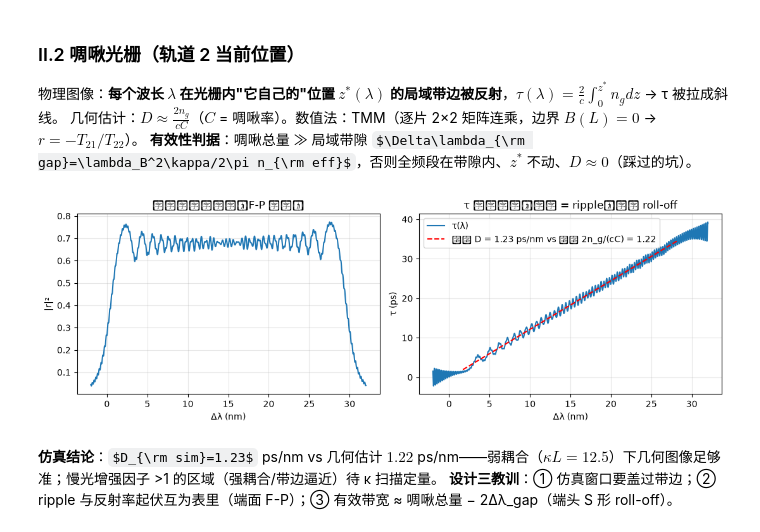
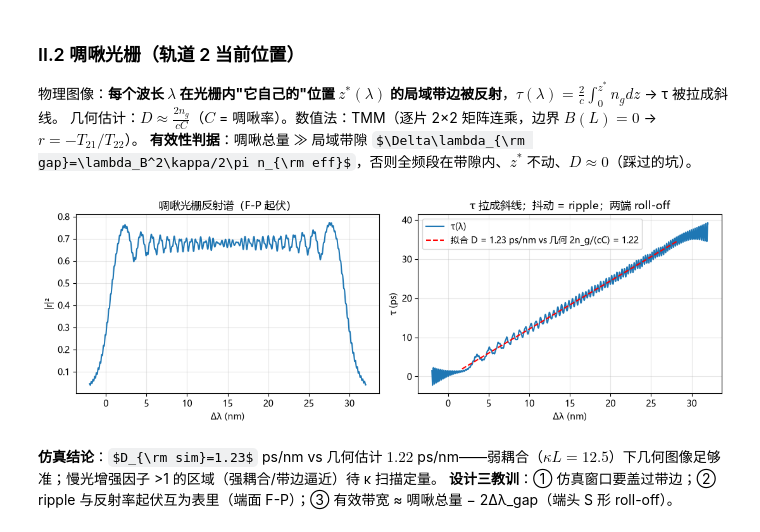
Before and after one commit to Zengyi-Xu/tfln-dispersion-lab, a Jupyter notebook: stage-note.ipynb, the cells around one changed output. Saved outputs shown, nothing was run; the diff lists cells and outputs as text; code cells hidden in the pictures; some formulas as TeX source.

Commit message:
fix CJK font: import font_manager explicitly (lazy attr silently failed in try/except)

```diff
--- a/stage-note.ipynb
+++ b/stage-note.ipynb
@@ -43,6 +43,16 @@
 $$r(\delta)=\frac{-i\kappa\sinh(\gamma L)}{\gamma\cosh(\gamma L)+i\delta\sinh(\gamma L)},\quad \gamma=\sqrt{\kappa^2-\delta^2},\quad \tau=-\frac{d\arg r}{d\omega}$$
 预期现象：带隙内 $R\to 1$、$\tau\approx 0$（倏逝）；带边外侧慢光区 $\tau$ 鼓包（本仿真 $n_g^{\rm eff}\approx 400$，背景 2.2，**~180× 增强**）；鼓包抖动 = 未 apodize 光栅的**本征 F-P ripple**（ripple 无需相位误差即存在——apodization 的物理起点）。
 # %%
+import matplotlib
+from matplotlib import font_manager as _fm
+for _f in ('Microsoft YaHei', 'SimHei', 'SimSun'):
+    try:
+        _fm.findfont(_f, fallback_to_default=False)
+        matplotlib.rcParams['font.sans-serif'] = [_f, 'DejaVu Sans']
+        break
+    except Exception:
+        continue
+matplotlib.rcParams['axes.unicode_minus'] = False
 import numpy as np, matplotlib.pyplot as plt
 n_eff, lam_b, kappa, L = 2.2, 1550e-9, 5e4, 2.5e-3
 c = 299792458.0
@@ -70,37 +80,47 @@ print(f'带边 n_g 增强 ≈ {c*tau.max()/L/2.2:.0f} ×')
 几何估计：$D \approx \frac{2n_g}{cC}$（$C$ = 啁啾率）。数值法：TMM（逐片 2×2 矩阵连乘，边界 $B(L)=0$ → $r=-T_{21}/T_{22}$）。
 **有效性判据**：啁啾总量 ≫ 局域带隙 $\Delta\lambda_{\rm gap}=\lambda_B^2\kappa/2\pi n_{\rm eff}$，否则全频段在带隙内、$z^*$ 不动、$D\approx 0$（踩过的坑）。
 # %%
+import matplotlib
+from matplotlib import font_manager as _fm
+for _f in ('Microsoft YaHei', 'SimHei', 'SimSun'):
+    try:
+        _fm.findfont(_f, fallback_to_default=False)
+        matplotlib.rcParams['font.sans-serif'] = [_f, 'DejaVu Sans']
+        break
+    except Exception:
+        continue
+matplotlib.rcParams['axes.unicode_minus'] = False
 # 线性啁啾光栅 TMM：κ=50/cm, 啁啾 30nm / 2.5mm（局域带隙 0.85nm ≪ 30nm，判据满足）
 n_eff, lam_b0, L, kappa = 2.2, 1535e-9, 2.5e-3, 5e3
 chirp_nm = 30.0; C = chirp_nm*1e-9/L
 N = 800; dz = L/N
 lam_b = lam_b0 + C*np.linspace(0, L, N)
 lam = np.linspace(lam_b0-2e-9, lam_b0+(chirp_nm+2)*1e-9, 8001)
 r = np.empty(len(lam), complex)
 for i, l in enumerate(lam):
     d = 2*np.pi*n_eff*(1/l - 1/lam_b)
     g = np.sqrt(kappa**2 - d**2 + 0j)
     s, ch = np.sinh(g*dz)/g, np.cosh(g*dz)
     a11,a12,a21,a22 = ch-1j*d*s, -1j*kappa*s, 1j*kappa*s, ch+1j*d*s
     t11,t12,t21,t22 = 1+0j,0j,0j,1+0j
     for j in range(N):
         t11,t12,t21,t22 = (a11[j]*t11+a12[j]*t21, a11[j]*t12+a12[j]*t22,
                            a21[j]*t11+a22[j]*t21, a21[j]*t12+a22[j]*t22)
     r[i] = -t21/t22
 R = np.abs(r)**2
 tau = -np.gradient(np.unwrap(np.angle(r)), 2*np.pi*c/lam)
 gap = lam_b0**2*kappa/(2*np.pi*n_eff)*1e9
 band = (lam > lam_b0+2*gap*1e-9) & (lam < lam_b0+(chirp_nm-2*gap)*1e-9) & (R > 0.5)
 p = np.polyfit((lam[band]-lam_b0)*1e9, tau[band]*1e12, 1)
 fig, ax = plt.subplots(1, 2, figsize=(11, 3.8))
 ax[0].plot((lam-lam_b0)*1e9, R); ax[0].set(xlabel='Δλ (nm)', ylabel='|r|²', title='啁啾光栅反射谱（F-P 起伏）')
 ax[1].plot((lam-lam_b0)*1e9, tau*1e12, label='τ(λ)')
 ax[1].plot((lam[band]-lam_b0)*1e9, np.polyval(p,(lam[band]-lam_b0)*1e9), 'r--',
            label=f'拟合 D = {p[0]:.2f} ps/nm vs 几何 2n_g/(cC) = {2*n_eff/(c*C)*1e3:.2f}')
 ax[1].set(xlabel='Δλ (nm)', ylabel='τ (ps)', title='τ 拉成斜线；抖动 = ripple；两端 roll-off')
 ax[1].legend(); [a.grid(alpha=.3) for a in ax]; fig.tight_layout(); plt.show()
 # %% [output]
-[figure, old version]
+[figure, new version]
 # %% [markdown]
 **仿真结论**：$D_{\rm sim}=1.23$ ps/nm vs 几何估计 $1.22$ ps/nm——弱耦合（$\kappa L=12.5$）下几何图像足够准；慢光增强因子 >1 的区域（强耦合/带边逼近）待 κ 扫描定量。
 **设计三教训**：① 仿真窗口要盖过带边；② ripple 与反射率起伏互为表里（端面 F-P）；③ 有效带宽 ≈ 啁啾总量 − 2Δλ_gap（端头 S 形 roll-off）。
```
Also changed, not shown: parts of 1 cell of this notebook.
